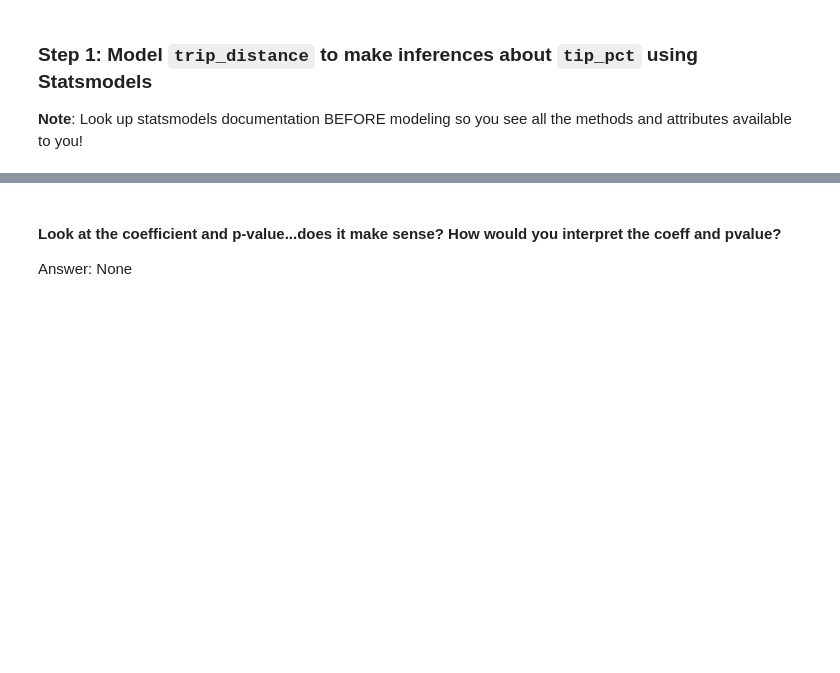
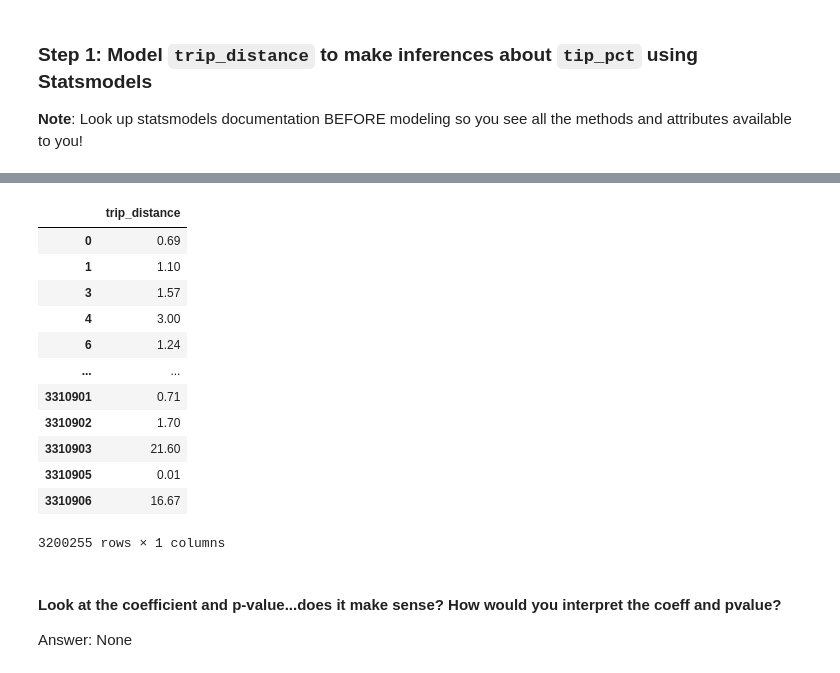
Before and after one commit to ro-the-creator/DA2025_Lectures, a Jupyter notebook: Mod6/CodeAssignments/Mod6L4_CodeAlong_STUDENT.ipynb, the cells around one changed output, grey strips where cells are left out. Saved outputs shown, nothing was run; the diff lists cells and outputs as text; code cells hidden in the pictures; blank space fills up the shorter version.

```diff
--- a/Mod6/CodeAssignments/Mod6L4_CodeAlong_STUDENT.ipynb
+++ b/Mod6/CodeAssignments/Mod6L4_CodeAlong_STUDENT.ipynb
@@ -101,6 +132,22 @@ OLS Regression Results
 | Kurtosis: | 3.888 | Cond. No. | 158. |
 Notes:
 [1] Standard Errors assume that the covariance matrix of the errors is correctly specified.
+# %%
+X
+# %% [output]
+|  | trip_distance |
+| 0 | 0.69 |
+| 1 | 1.10 |
+| 3 | 1.57 |
+| 4 | 3.00 |
+| 6 | 1.24 |
+| ... | ... |
+| 3310901 | 0.71 |
+| 3310902 | 1.70 |
+| 3310903 | 21.60 |
+| 3310905 | 0.01 |
+| 3310906 | 16.67 |
+3200255 rows × 1 columns
 # %% [markdown]
 #### Look at the coefficient and p-value...does it make sense?  How would you interpret the coeff and pvalue?
 
```
Also changed, not shown: parts of 3 cells of this notebook, 3 other files.
